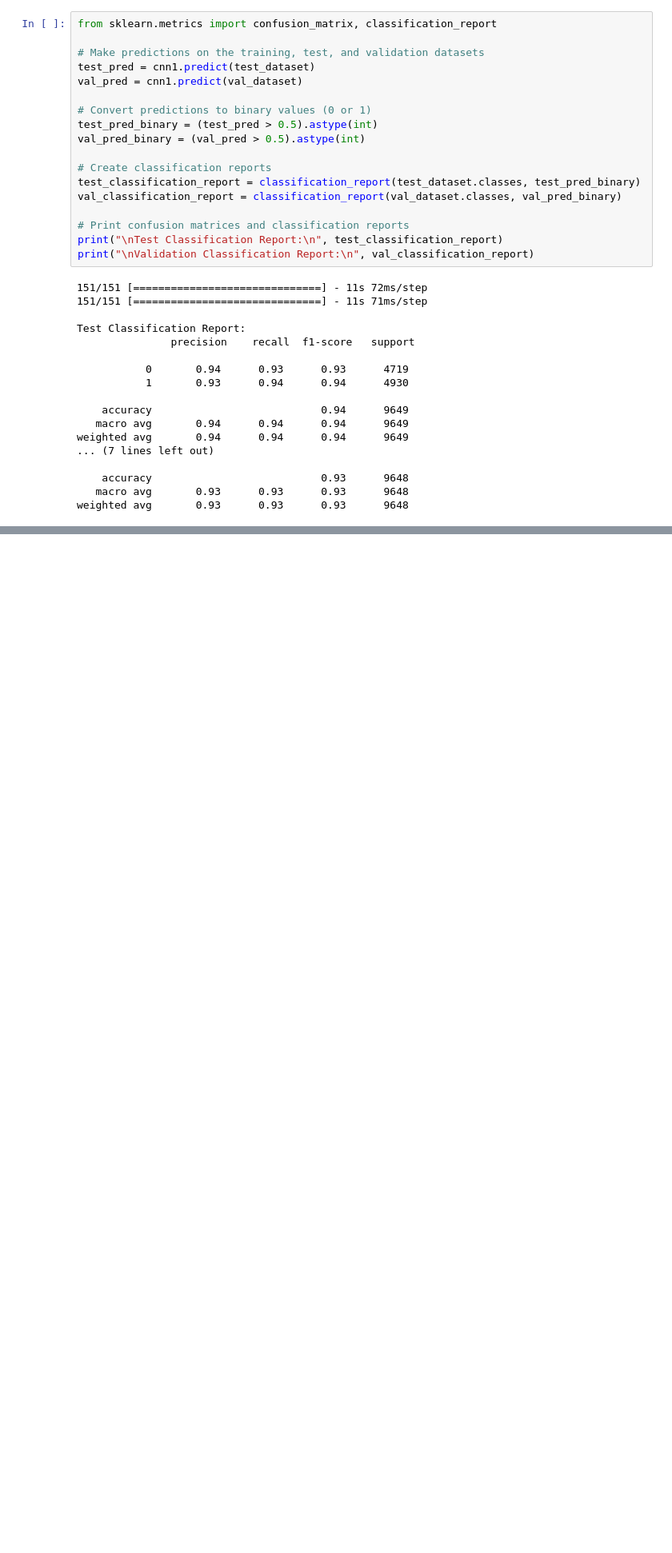
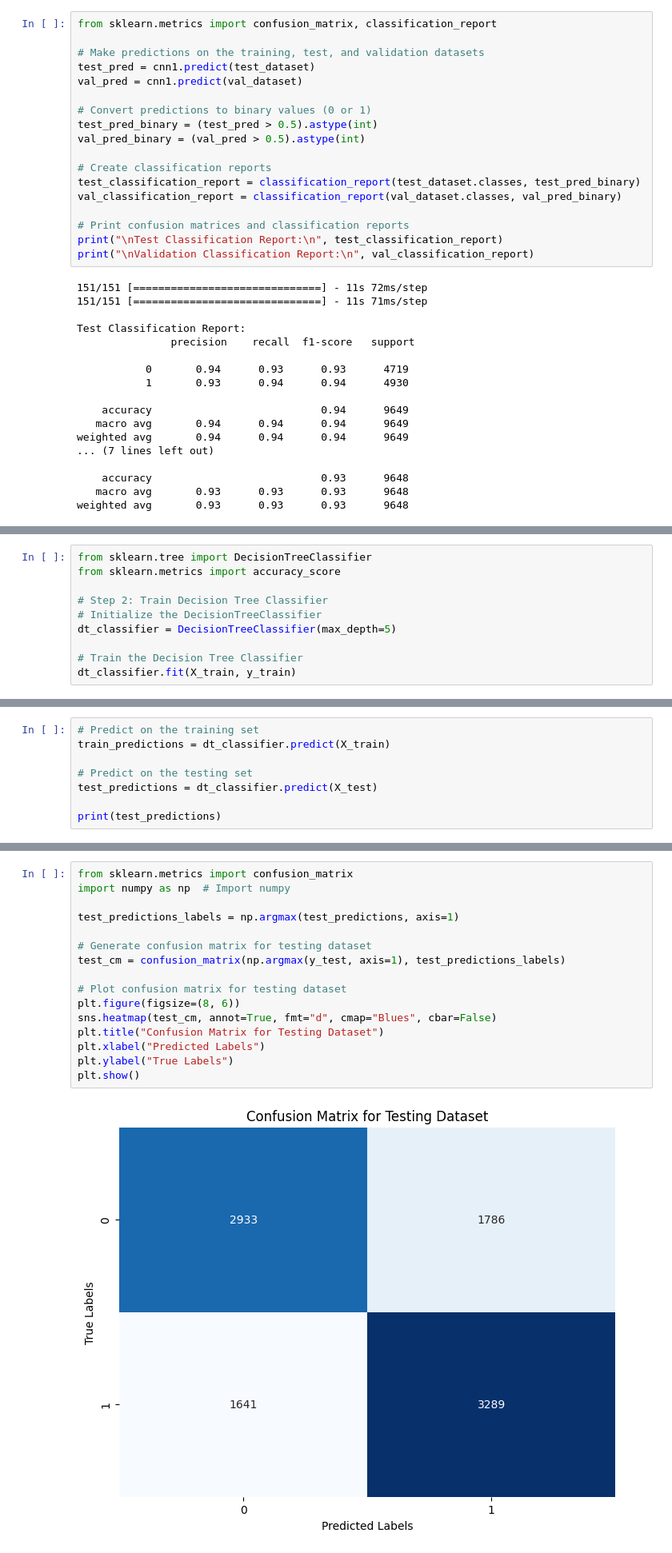
Before and after one commit to davhig/Gender-Classification, a Jupyter notebook: Gender_classification.ipynb, the cells around one changed output, grey strips where cells are left out. Shown at 80% size. Saved outputs shown, nothing was run; the diff lists cells and outputs as text; blank space fills up the shorter version.

```diff
--- a/Gender_classification.ipynb
+++ b/Gender_classification.ipynb
@@ -624,0 +769,10 @@ weighted avg       0.93      0.93      0.93      9648
+# %%
+from sklearn.tree import DecisionTreeClassifier
+from sklearn.metrics import accuracy_score
+
+# Step 2: Train Decision Tree Classifier
+# Initialize the DecisionTreeClassifier
+dt_classifier = DecisionTreeClassifier(max_depth=5)
+
+# Train the Decision Tree Classifier
+dt_classifier.fit(X_train, y_train)
@@ -624,0 +818,8 @@ weighted avg       0.93      0.93      0.93      9648
+# %%
+# Predict on the training set
+train_predictions = dt_classifier.predict(X_train)
+
+# Predict on the testing set
+test_predictions = dt_classifier.predict(X_test)
+
+print(test_predictions)
@@ -624,0 +834,18 @@ weighted avg       0.93      0.93      0.93      9648
+# %%
+from sklearn.metrics import confusion_matrix
+import numpy as np  # Import numpy
+
+test_predictions_labels = np.argmax(test_predictions, axis=1)
+
+# Generate confusion matrix for testing dataset
+test_cm = confusion_matrix(np.argmax(y_test, axis=1), test_predictions_labels)
+
+# Plot confusion matrix for testing dataset
+plt.figure(figsize=(8, 6))
+sns.heatmap(test_cm, annot=True, fmt="d", cmap="Blues", cbar=False)
+plt.title("Confusion Matrix for Testing Dataset")
+plt.xlabel("Predicted Labels")
+plt.ylabel("True Labels")
+plt.show()
+# %% [output]
+[figure, added]
```
Also changed, not shown: parts of 17 cells of this notebook.
